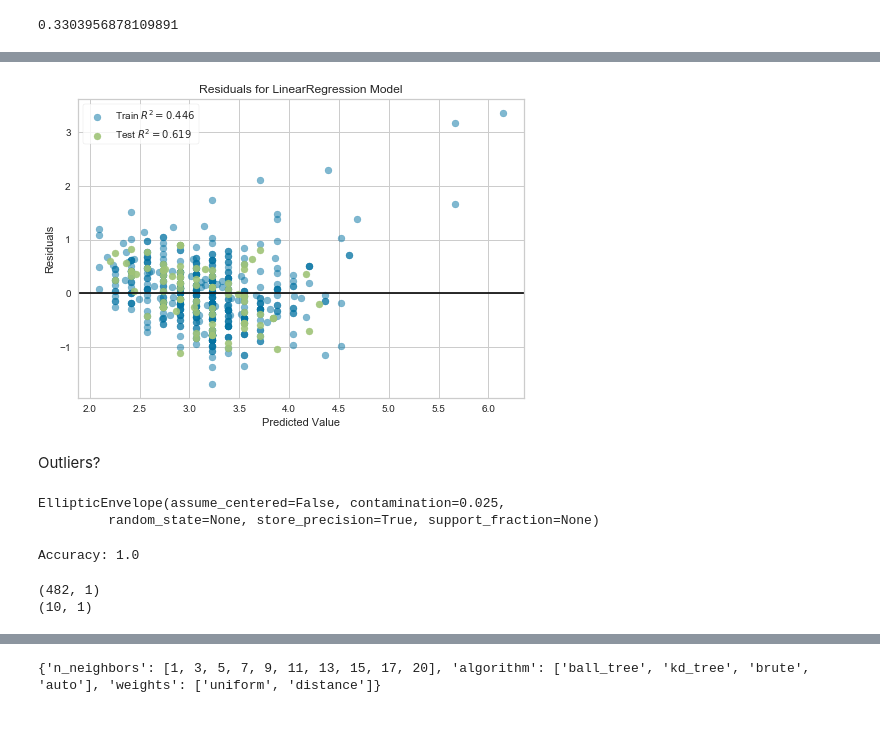
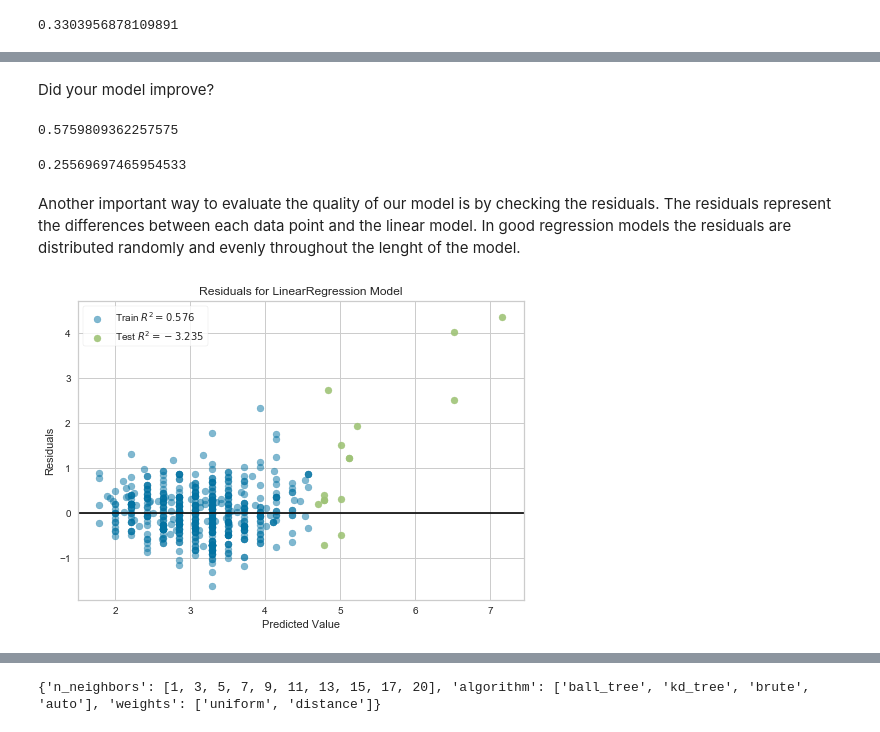
Before and after one commit to SylarXVI/Tutorials, a Jupyter notebook: Regression.ipynb, the cells around one changed output, grey strips where cells are left out. Drawn from its saved outputs; the diff is of its cells as text; code cells hidden in the pictures.

```diff
--- a/Regression.ipynb
+++ b/Regression.ipynb
@@ -108,4 +146,4 @@ y
 # %%
 from sklearn import linear_model
-reg = linear_model.LinearRegression()
-reg.fit(X,y)
+lin_reg = linear_model.LinearRegression()
+lin_reg.fit(x,y);
@@ -147,0 +193,5 @@ X_train, X_test, y_train, y_test = train_test_split(X, y, random_state=42, test_
+# %%
+from sklearn.covariance import EllipticEnvelope
+clf = EllipticEnvelope(contamination=0.025)
+clf.fit(x)
+clf.predict(x)
@@ -147,0 +218,7 @@ X_train, X_test, y_train, y_test = train_test_split(X, y, random_state=42, test_
+# %%
+x_inlier=x[clf.predict(x)==1]
+y_inlier=y[clf.predict(x)==1]
+x_outlier=x[clf.predict(x)==-1]
+y_outlier=y[clf.predict(x)==-1]
+print(x_inlier.shape)
+print(x_outlier.shape)
@@ -147,0 +228,2 @@ X_train, X_test, y_train, y_test = train_test_split(X, y, random_state=42, test_
+# %%
+lin_reg.fit(x_inlier, y_inlier)
@@ -148,11 +242,21 @@ X_train, X_test, y_train, y_test = train_test_split(X, y, random_state=42, test_
+# %% [markdown]
+Did your model improve?
+# %%
+lin_reg.score(x_inlier, y_inlier)
+# %% [output]
+0.5759809362257575
+# %%
+mean_squared_error(y_inlier, y_proba_inlier)
+# %% [output]
+0.25569697465954533
+# %% [markdown]
+Another important way to evaluate the quality of our model is by checking the residuals. The residuals represent the differences between each data point and the linear model. In good regression models the residuals are distributed randomly and evenly throughout the lenght of the model.
 # %%
 from yellowbrick.regressor import ResidualsPlot
-visualizer = ResidualsPlot(reg, hist=False)
+visualizer = ResidualsPlot(lin_reg, hist=False)
 
-visualizer.fit(X_train, y_train)
-visualizer.score(X_test, y_test)
+visualizer.fit(x_inlier, y_inlier)
+visualizer.score(x_outlier, y_outlier)
 g = visualizer.poof()
 # %% [output]
-[figure, old version]
+[figure, new version]
-# %% [markdown]
-Outliers?
@@ -163,23 +262,0 @@ Outliers?
-# %%
-from sklearn.covariance import EllipticEnvelope
-clf = EllipticEnvelope(contamination=0.025)
-clf.fit(X_train)
-# %% [output]
-EllipticEnvelope(assume_centered=False, contamination=0.025,
-         random_state=None, store_precision=True, support_fraction=None)
-# %%
-y_pred_train = clf.predict(X_train)
-y_pred_test = clf.predict(X_test)
-print("Accuracy:", list(y_pred_test).count(1)/y_pred_test.shape[0]) #correct/all
-# %% [output]
-Accuracy: 1.0
-# %%
-X_inlier=X_train[clf.predict(X_train)==1]
-y_inlier=y_train[clf.predict(X_train)==1]
-X_outlier=X_train[clf.predict(X_train)==-1]
-y_outlier=y_train[clf.predict(X_train)==-1]
-print(X_inlier.shape)
-print(X_outlier.shape)
-# %% [output]
-(482, 1)
-(10, 1)
```
Also changed, not shown: parts of 102 cells of this notebook.
